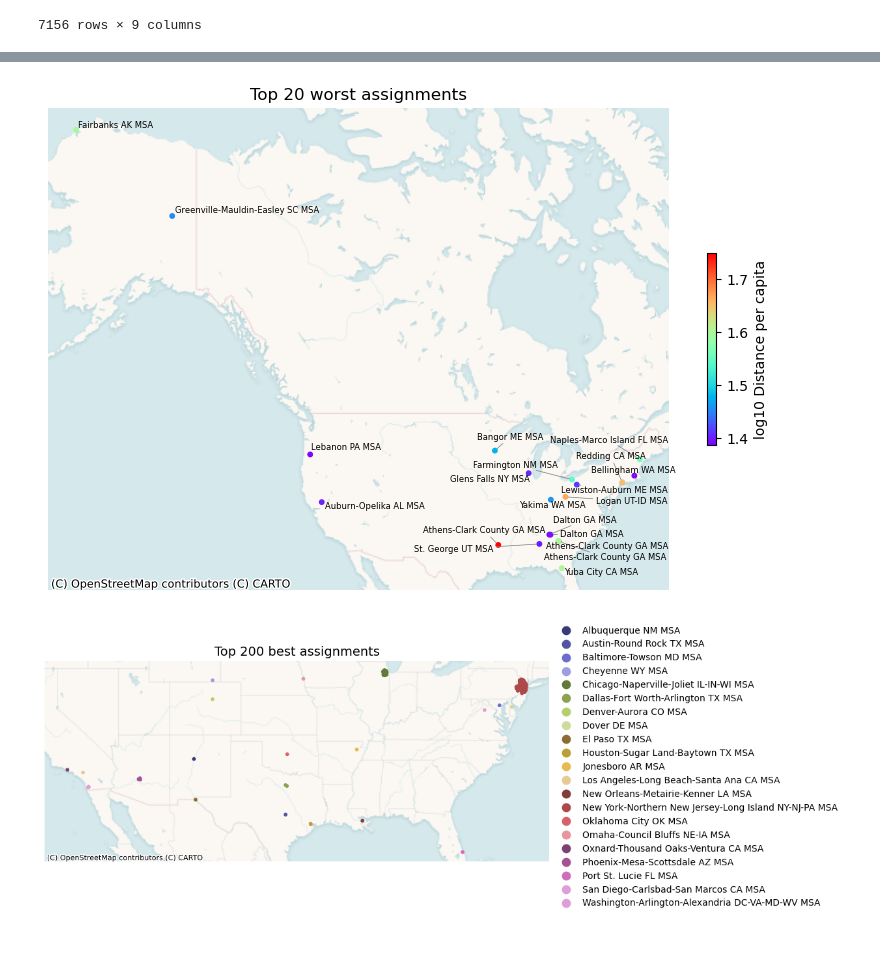
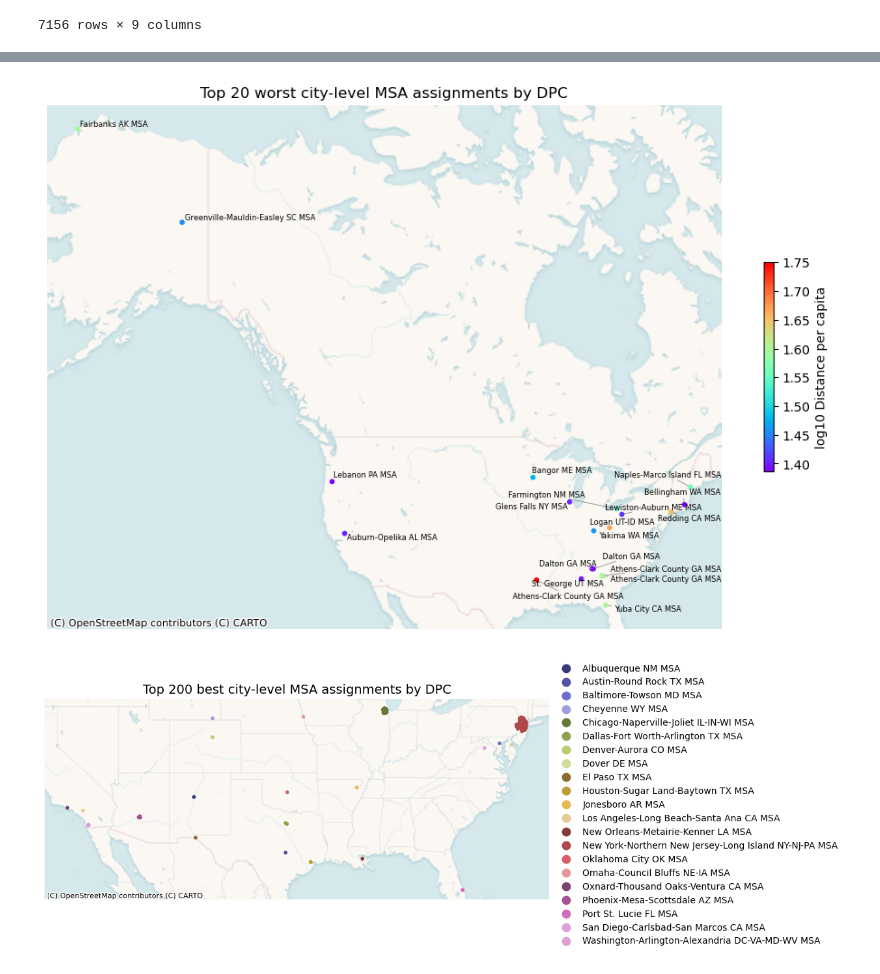
Before and after one commit to calebclayreagor/revelio-assignment, a Jupyter notebook: notebooks/evaluation/msa_us_only.ipynb, the cells around one changed output, grey strips where cells are left out. Cells and saved outputs as stored; diff of their text form; code cells hidden in the pictures; blank space fills up the shorter version.

Commit message:
Updated iterative density clustering and analysis

```diff
--- a/notebooks/evaluation/msa_us_only.ipynb
+++ b/notebooks/evaluation/msa_us_only.ipynb
@@ -67,4 +30,3 @@ gdf_us_other
 # %%
 # compute 'distance per capita' (~inverse density)
-gdf_us_msa = get_dpc_clusters(gdf_us_msa, 'msa')
-gdf_us_other = get_dpc_unassigned(gdf_us_other, gdf_us_msa, 'msa')
+gdf_us = evaluate_density(gdf_us, 'msa'); gdf_us
@@ -118,40 +76,41 @@ plt.show()
 # %%
-# worst MSA assignments by dpc
+# worst city-level MSA assignments by DPC
 top_n, ms, fs = 20, 10., 6.
-gdf_plt = gdf_us_msa.tail(top_n)
-fig, ax = plt.subplots(1, 1, figsize = (10, 10))
-gdf_plt.plot(column = 'log10_dpc',
-             cmap = 'rainbow',
-             vmax = 1.75,
-             markersize = ms,
-             legend = True,
-             legend_kwds = {'label': 'log10 Distance per capita', 'shrink' : .25},
-             ax = ax)
+fig, ax = plt.subplots(1, 1, figsize = (12, 12))
+gdf_plt = gdf_us.loc[gdf_us.msa.notna()].copy()
+gdf_plt.tail(top_n).plot(
+    column = 'log10_dpc',
+    cmap = 'rainbow',
+    vmax = 1.75,
+    markersize = ms,
+    legend = True,
+    legend_kwds = {'label': 'log10 Distance per capita', 'shrink' : .25},
+    ax = ax)
 cx.add_basemap(ax, source = basemap)
 labels = [ax.text(row.geometry.x, row.geometry.y, row.msa, fontsize = fs)
-          for _, row in gdf_plt.iterrows()]
+          for _, row in gdf_plt.tail(top_n).iterrows()]
 adjust_text(labels, ax = ax, arrowprops = dict(arrowstyle = '-', color = 'gray', lw = .5))
-ax.set_title(f'Top {top_n} worst assignments')
+ax.set_title(f'Top {top_n} worst city-level MSA assignments by DPC')
 ax.axis(False)
 plt.show()
 # %% [output]
-[figure, old version]
+[figure, new version]
 # %%
-# best MSA assignments by dpc
+# best city-level MSA assignments by DPC
 top_n = 200
-gdf_plt = gdf_us_msa.head(top_n)
 fig, ax = plt.subplots(1, 1, figsize = (10, 10))
-gdf_plt.plot(column = 'msa',
-             cmap = 'tab20b',
-             markersize = ms,
-             legend = True,
-             ax = ax)
+gdf_plt.head(top_n).plot(
+    column = 'msa',
+    cmap = 'tab20b',
+    markersize = ms,
+    legend = True,
+    ax = ax)
 cx.add_basemap(ax, source = basemap)
 leg = ax.get_legend()
 leg.set_bbox_to_anchor((1., 1.215))
 leg.set_frame_on(False)
-ax.set_title(f'Top {top_n} best assignments', size = 14)
+ax.set_title(f'Top {top_n} best city-level MSA assignments by DPC', size = 14)
 ax.axis(False)
 plt.show()
 # %% [output]
-[figure, old version]
+[figure, new version]
```
Also changed, not shown: parts of 11 cells of this notebook, 5 other files.
